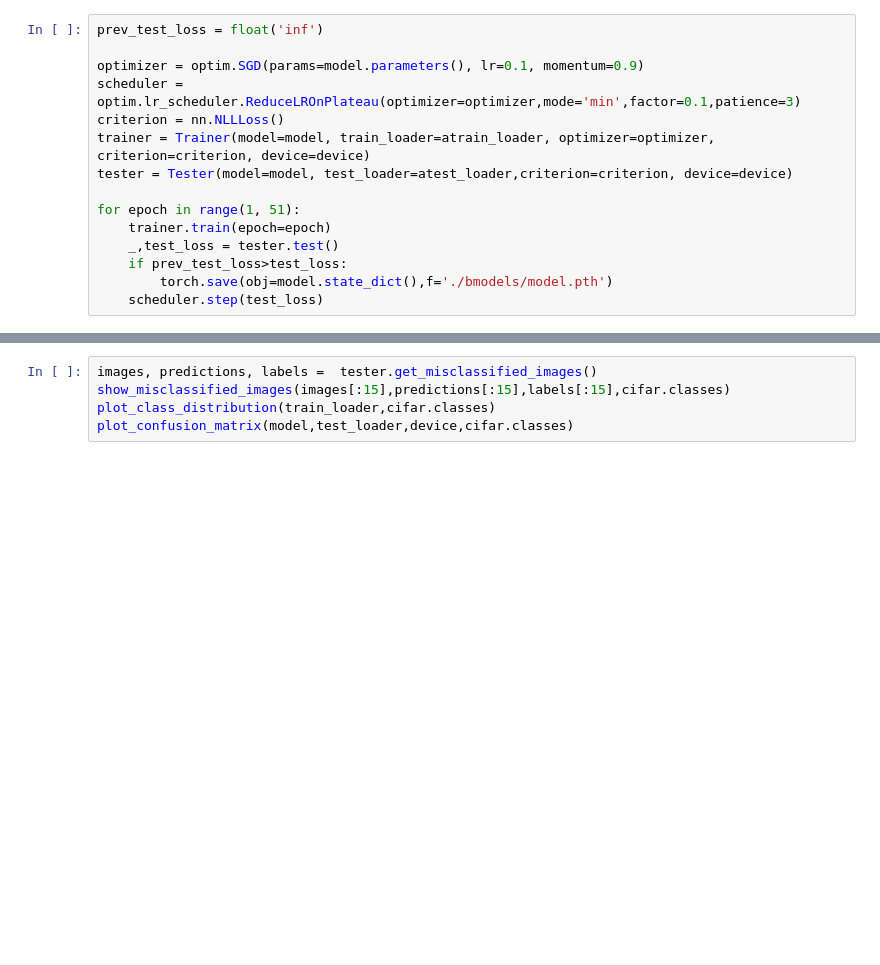
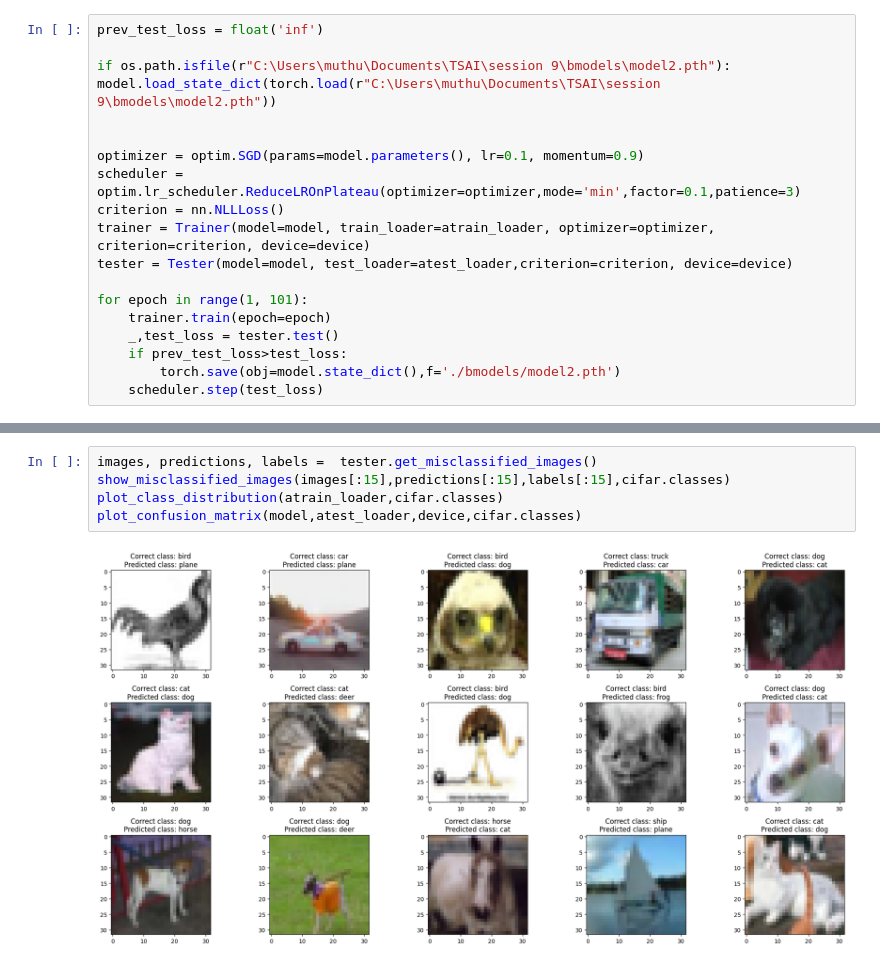
Before and after one commit to Muthukamalan/Code-DL, a Jupyter notebook: session 9/S9 II.ipynb, the cells around one changed output, grey strips where cells are left out. Saved outputs shown, nothing was run; the diff lists cells and outputs as text; blank space fills up the shorter version.

Commit message:
session 9 model with 83.25 accuracy

```diff
--- a/session 9/S9 II.ipynb
+++ b/session 9/S9 II.ipynb
@@ -48,5 +141,8 @@ summary(model,input_size=(1,3,32,32),device=deice)
 # %%
 prev_test_loss = float('inf')
+
+if os.path.isfile(r"C:\Users\muthu\Documents\TSAI\session 9\bmodels\model2.pth"): model.load_state_dict(torch.load(r"C:\Users\muthu\Documents\TSAI\session 9\bmodels\model2.pth"))
+
 
 optimizer = optim.SGD(params=model.parameters(), lr=0.1, momentum=0.9)
 scheduler = optim.lr_scheduler.ReduceLROnPlateau(optimizer=optimizer,mode='min',factor=0.1,patience=3)
@@ -54,9 +150,9 @@ criterion = nn.NLLLoss()
 trainer = Trainer(model=model, train_loader=atrain_loader, optimizer=optimizer, criterion=criterion, device=device)
 tester = Tester(model=model, test_loader=atest_loader,criterion=criterion, device=device)
 
-for epoch in range(1, 51):
+for epoch in range(1, 101):
     trainer.train(epoch=epoch)
     _,test_loss = tester.test()
     if prev_test_loss>test_loss:
-        torch.save(obj=model.state_dict(),f='./bmodels/model.pth')
+        torch.save(obj=model.state_dict(),f='./bmodels/model2.pth')
     scheduler.step(test_loss)
@@ -65,5 +177,7 @@ plot_curves(trainer.train_losses,trainer.train_accuracies,tester.test_losses,tes
 # %%
 images, predictions, labels =  tester.get_misclassified_images()
 show_misclassified_images(images[:15],predictions[:15],labels[:15],cifar.classes)
-plot_class_distribution(train_loader,cifar.classes)
-plot_confusion_matrix(model,test_loader,device,cifar.classes)
+plot_class_distribution(atrain_loader,cifar.classes)
+plot_confusion_matrix(model,atest_loader,device,cifar.classes)
+# %% [output]
+[figure, added]
```
Also changed, not shown: parts of 10 cells of this notebook, 10 other files.
